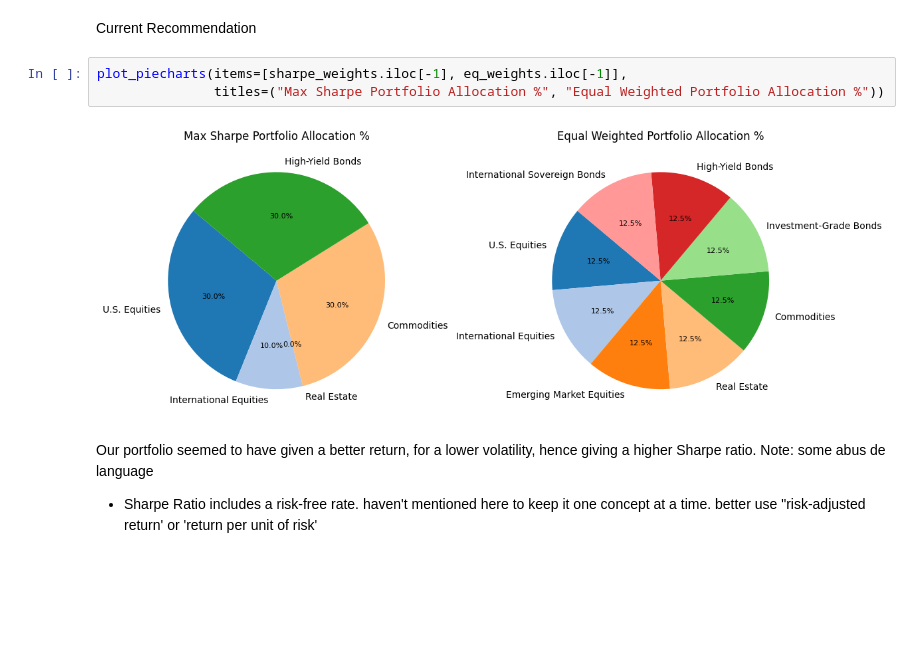
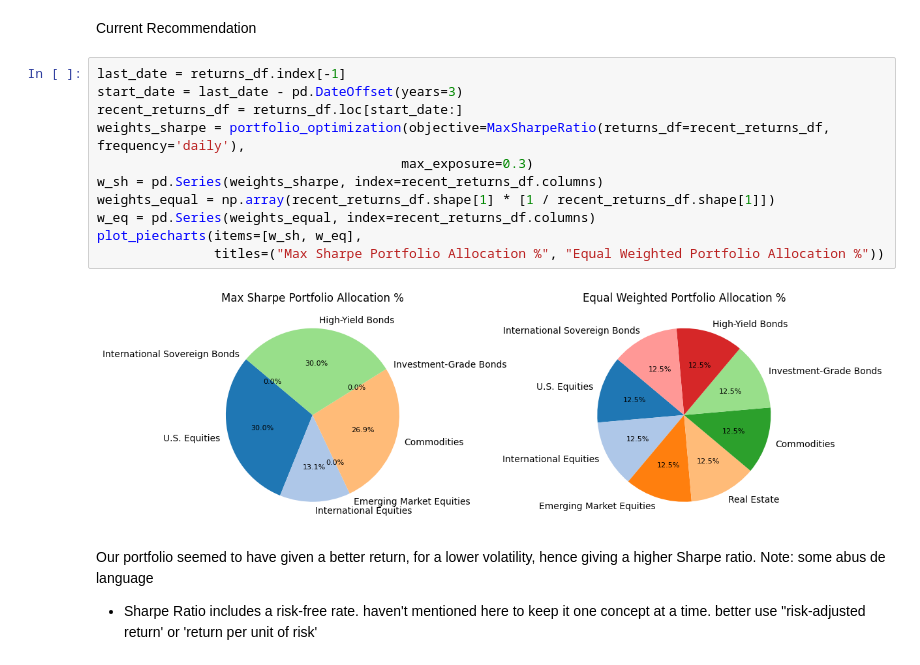
Before and after one commit to AlainDaccache/Quantropy, a Jupyter notebook: src/Diversification - Intro to Modern Portfolio Theory.ipynb, the cells around one changed output. Cells and saved outputs as stored; diff of their text form; blank space fills up the shorter version.

Commit message:
deal with weight change between rebalancing

```diff
--- a/src/Diversification - Intro to Modern Portfolio Theory.ipynb
+++ b/src/Diversification - Intro to Modern Portfolio Theory.ipynb
@@ -339,10 +348,18 @@ plot_portfolio_performance(portfolio_returns=portf_and_bench_returns["Max Sharpe
 # %% [markdown]
 Current Recommendation
-# %%
-plot_piecharts(items=[sharpe_weights.iloc[-1], eq_weights.iloc[-1]],
-               titles=("Max Sharpe Portfolio Allocation %", "Equal Weighted Portfolio Allocation %"))
-# %% [output]
-[figure, removed]
+# %%
+last_date = returns_df.index[-1]
+start_date = last_date - pd.DateOffset(years=3)
+recent_returns_df = returns_df.loc[start_date:]
+weights_sharpe = portfolio_optimization(objective=MaxSharpeRatio(returns_df=recent_returns_df, frequency='daily'),
+                                       max_exposure=0.3)
+w_sh = pd.Series(weights_sharpe, index=recent_returns_df.columns)
+weights_equal = np.array(recent_returns_df.shape[1] * [1 / recent_returns_df.shape[1]])
+w_eq = pd.Series(weights_equal, index=recent_returns_df.columns)
+plot_piecharts(items=[w_sh, w_eq],
+               titles=("Max Sharpe Portfolio Allocation %", "Equal Weighted Portfolio Allocation %"))
+# %% [output]
+[figure, added]
 # %% [markdown]
 Our portfolio seemed to have given a better return, for a lower volatility, hence giving a higher Sharpe ratio.
 Note: some abus de language
```
Also changed, not shown: parts of 6 cells of this notebook, 2 other files.
